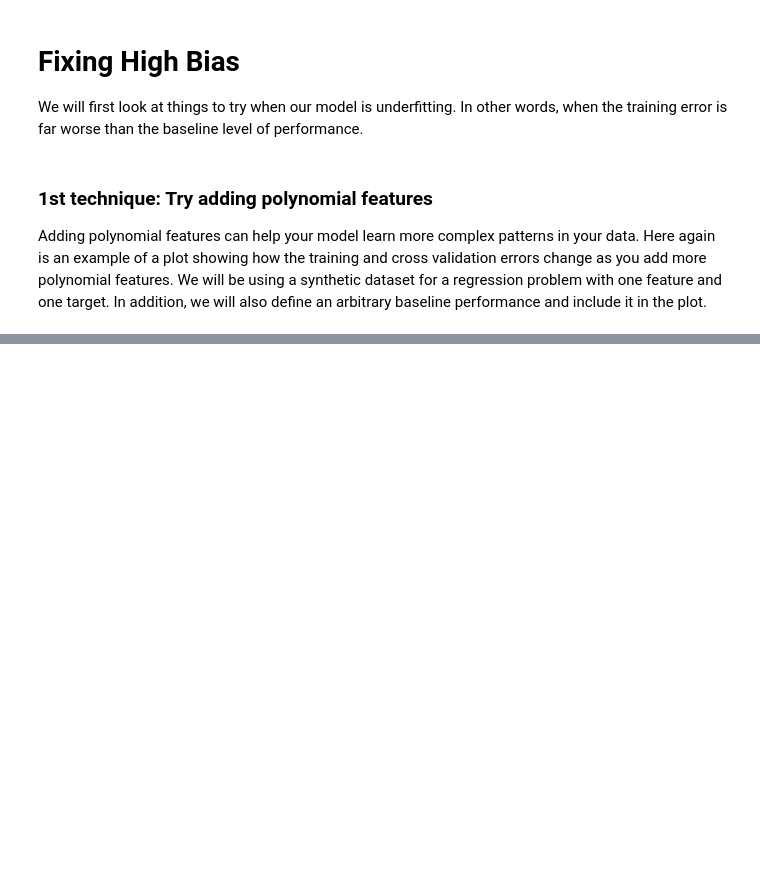
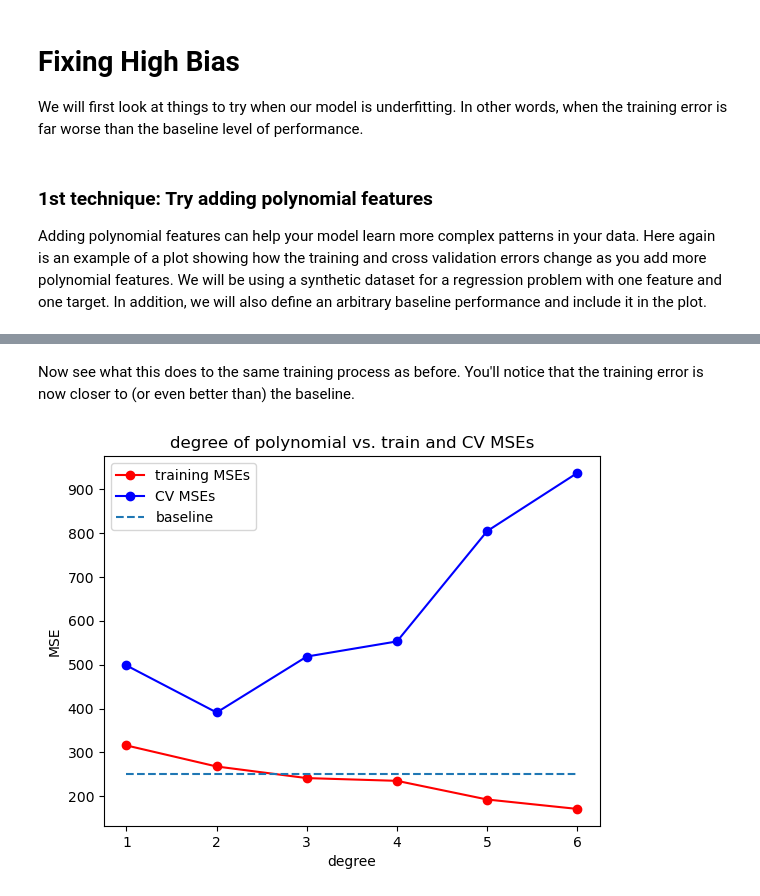
Before and after one commit to ibrar-ul-hassan/Machine-Learning-Projects, a Jupyter notebook: Diagonizing_Bias_and_Variance/Code File.ipynb, the cells around one changed output, grey strips where cells are left out. Drawn from its saved outputs; the diff is of its cells as text; code cells hidden in the pictures; blank space fills up the shorter version.

Commit message:
Done with the first task of High Bias

```diff
--- a/Diagonizing_Bias_and_Variance/Code File.ipynb
+++ b/Diagonizing_Bias_and_Variance/Code File.ipynb
@@ -164,0 +172,10 @@ first 5 rows of the training inputs (1 feature):
+# %%
+x_train, y_train, x_cv, y_cv, x_test, y_test = prepare_dataset('Datasets/Dataset2.csv')
+
+print(f"the shape of the training set (input) is: {x_train.shape}")
+print(f"the shape of the training set (target) is: {y_train.shape}\n")
+print(f"the shape of the cross validation set (input) is: {x_cv.shape}")
+print(f"the shape of the cross validation set (target) is: {y_cv.shape}\n")
+
+# Preview the first 5 rows
+print(f"first 5 rows of the training inputs (2 features):\n {x_train[:5]}\n")
@@ -164,0 +195,7 @@ first 5 rows of the training inputs (1 feature):
+# %% [markdown]
+Now see what this does to the same training process as before. You'll notice that the training error is now closer to (or even better than) the baseline.
+# %%
+# Train and plot polynomial regression models. Dataset used has two features.
+train_plot_poly(model, x_train, y_train, x_cv, y_cv, max_degree=6, baseline=250)
+# %% [output]
+[figure, added]
```
Also changed, not shown: parts of 10 cells of this notebook.
